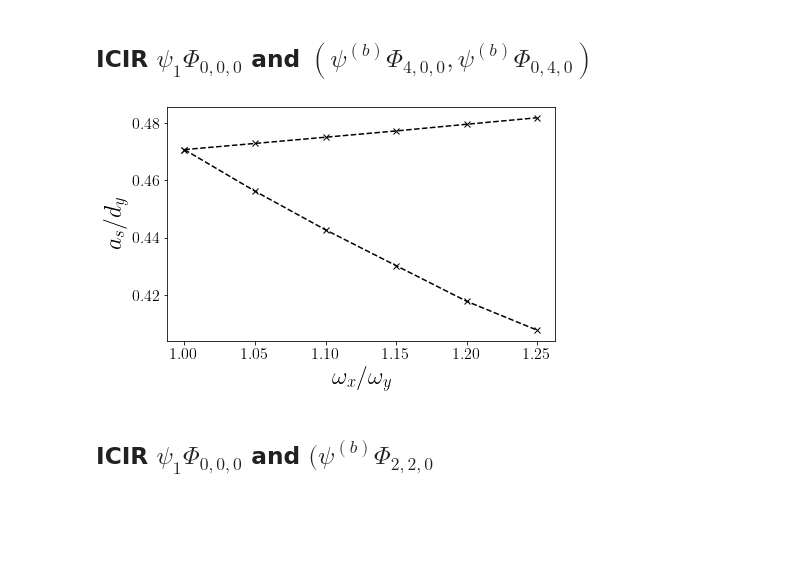
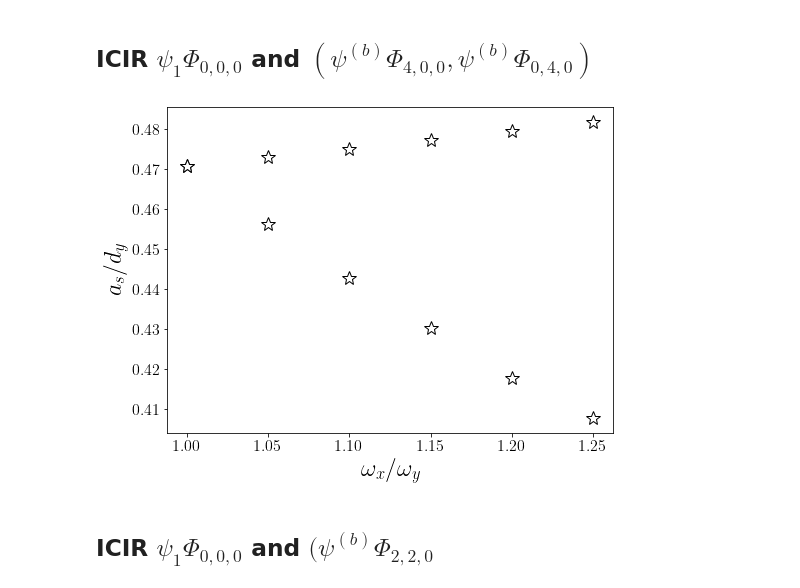
Before and after one commit to TsspGit/Ultracold_Atoms_src, a Jupyter notebook: Analysis/q1D/ICIR_LiLi_q1d.ipynb, the cells around one changed output. Cells and saved outputs as stored; diff of their text form; code cells hidden in the pictures; blank space fills up the shorter version.

```diff
--- a/Analysis/q1D/ICIR_LiLi_q1d.ipynb
+++ b/Analysis/q1D/ICIR_LiLi_q1d.ipynb
@@ -228,14 +227,14 @@ wxwy = [1, 1.05, 1.1, 1.15, 1.20, 1.25]
 asc_040 = [0.470803168966472, 0.4729586347191949, 0.4751357344614706, 0.47733183136429025, 0.4796684360343298, 0.48194643989803415]
 asc_400 = [0.470803168966472, 0.4562712087347454, 0.44274183710072923, 0.43022368344982564, 0.4177549046288673, 0.4076393407999233]
 # %%
-fig, ax = plt.subplots(figsize=aursize)
-plt.plot(wxwy, asc_040, 'k--x')
-plt.plot(wxwy, asc_400, 'k--x')
+fig, ax = plt.subplots(figsize=(8,6))
+plt.plot(wxwy, asc_040, 'w*', markersize=14, markeredgecolor='k')
+plt.plot(wxwy, asc_400, 'w*', markersize=14, markeredgecolor='k')
 ax.set_xlabel('$\omega_x/\omega_y$')
 ax.set_ylabel('$a_{s}/d_y$')
 fig.savefig('Results/Figures/ICIR_q1D_400.png', dpi=200, bbox_inches="tight")
 # %% [output]
-[figure, old version]
+[figure, new version]
 # %% [markdown]
 ## ICIR $\psi_1 \Phi_{0,0,0}$ and $(\psi^{(b)} \Phi_{2,2,0}$
 # %%
```
Also changed, not shown: parts of 2 cells of this notebook, 20 other files.
